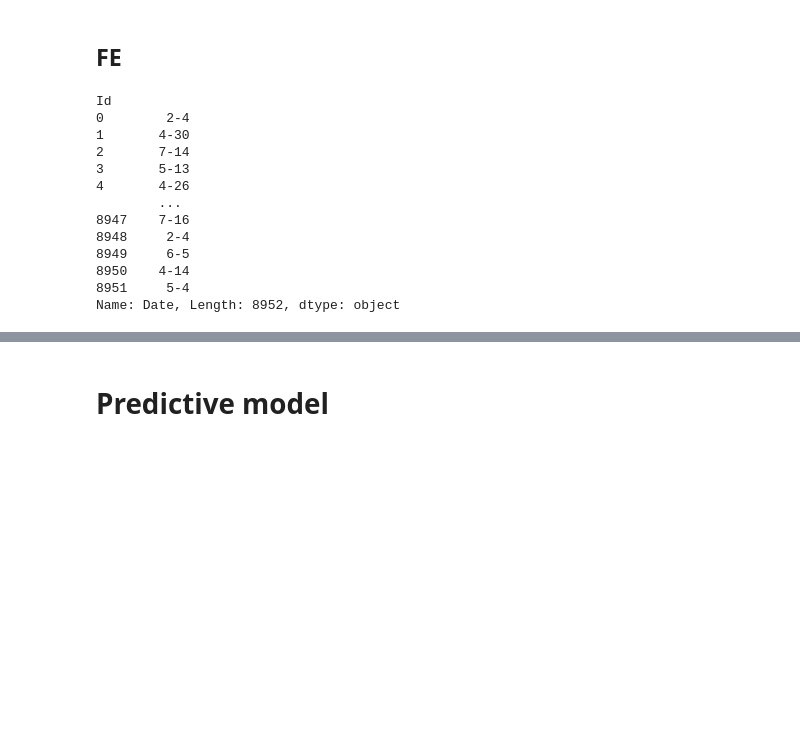
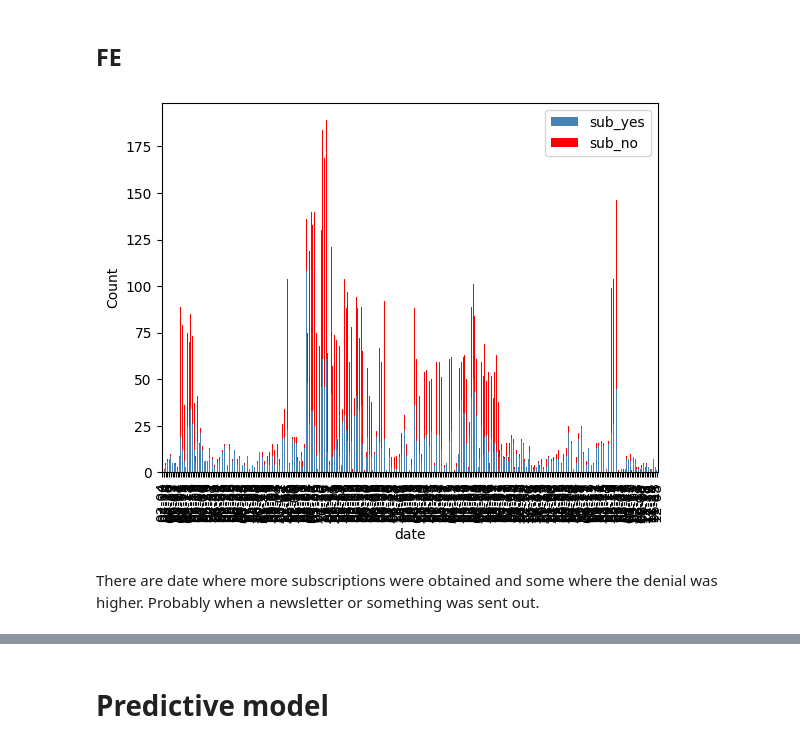
Before and after one commit to realbigi/ML_Data_Competition, a Jupyter notebook: Report.ipynb, the cells around one changed output, grey strips where cells are left out. Saved outputs shown, nothing was run; the diff lists cells and outputs as text; code cells hidden in the pictures; blank space fills up the shorter version.

```diff
--- a/Report.ipynb
+++ b/Report.ipynb
@@ -141,24 +159,28 @@ plt.show()
 We have NA's in the variables job, education, device, outcome_old. The other categorical variables do not have NA values. As these are all categorical variables it doesn't matter too much though as we can set NA values as a category of itself and work with it. Additionally there is one variable X4 which has almost only one outcome except for one row. We can scrap it as it doesn't provide no more information. What can be said more is that we also see that there is not one variable that splits the data easily. Maybe also scrap X2
 # %% [markdown]
 ## FE
-# %%
-train.loc[:, ['month', 'day']] = train.loc[:,['month', 'day']].astype(dtype='str')
-train['Date'] = train['month'] + "" + train['day']
-train['Date']
-# %% [output]
-Id
-0        2-4
-1       4-30
-2       7-14
-3       5-13
-4       4-26
-        ...
-8947    7-16
-8948     2-4
-8949     6-5
-8950    4-14
-8951     5-4
-Name: Date, Length: 8952, dtype: object
+# %%
+train.loc[:, ['month', 'day']] = train.loc[:,['month', 'day']].astype(dtype='str')
+train['date'] = pd.to_datetime('2023-' + train['month'] + "-" + train['day'])
+train['date'] = train['date'].dt.strftime('%m-%d')
+categorical_columns['date'] = train['date']
+col='date'
+unique_values = [str(s).title() for s in categorical_columns[col].value_counts(dropna=False, sort=False).index]
+sub_yes = categorical_columns[col][categorical_columns.subscription == True].value_counts(dropna=False, sort=False)
+sub_no = categorical_columns[col][categorical_columns.subscription == False].value_counts(dropna=False, sort=False)
+temp = pd.DataFrame({'unique':unique_values,
+                        'sub_yes':sub_yes,
+                        'sub_no':sub_no})
+temp.plot(kind='bar', stacked=True, color=['steelblue', 'red'], legend = None)
+plt.xticks(range(len(unique_values)), unique_values, rotation=90)
+plt.xlabel(col)
+plt.ylabel('Count')
+plt.legend()
+del(train['date'], categorical_columns['date'])
+# %% [output]
+[figure, added]
+# %% [markdown]
+There are date where more subscriptions were obtained and some where the denial was higher. Probably when a newsletter or something was sent out.
 # %%
 train = train.loc[:, train.columns!='X4']
 train.loc[:,['X1','X2','X3', 'subscription']] = train.loc[:,['X1','X2','X3', 'subscription']].astype(dtype='int64')
```
Also changed, not shown: parts of 5 cells of this notebook.
